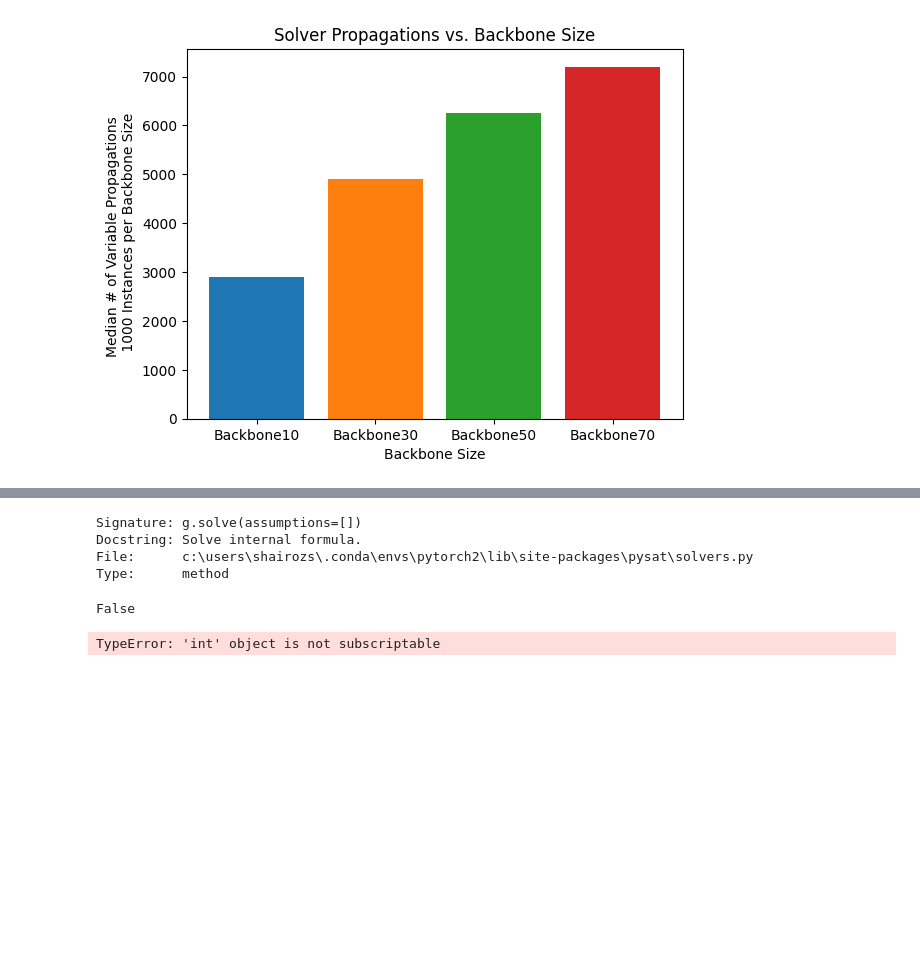
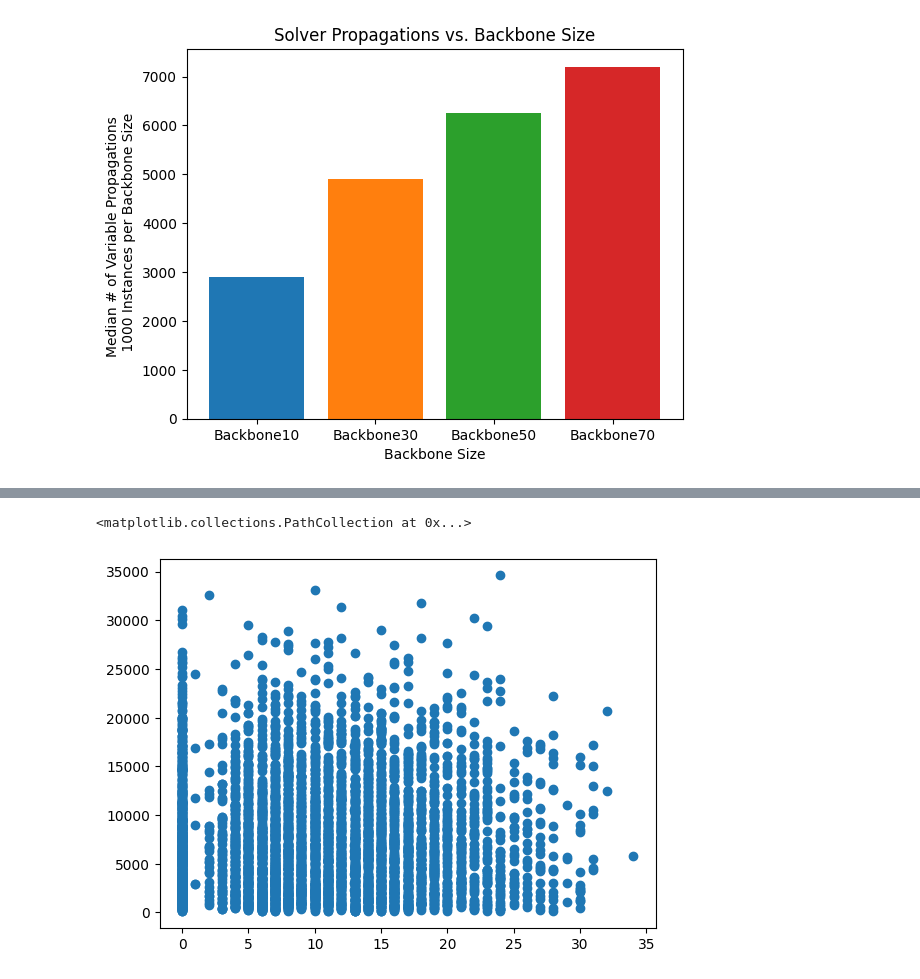
Before and after one commit to ShairozS/EasySAT, a Jupyter notebook: Notebooks/3_SAT_for_UNSAT.ipynb, the cells around one changed output, grey strips where cells are left out. Saved outputs shown, nothing was run; the diff lists cells and outputs as text; code cells hidden in the pictures; blank space fills up the shorter version.

```diff
--- a/Notebooks/3_SAT_for_UNSAT.ipynb
+++ b/Notebooks/3_SAT_for_UNSAT.ipynb
@@ -52,10 +39,13 @@ backbone_size = []
 
 operations = {"Backbone10":[], "Backbone30":[], "Backbone50":[], "Backbone70":[], "Backbone90":[]}
 
+Xs = []
+Ys = []
+
 for instance in tqdm(instances, total = len(instances)):
 
-    cnf = from_dimacs_file(instance, 0)
-
+    cnf = ksg.from_dimacs_file(instance, 0)
+    score = ksg.cnf_score(cnf)
     _, k, literals, clauses, backbone, _, = os.path.split(instance)[-1].split('_')
     backbone = int(backbone.replace('b', "").replace("_", ""))
 
@@ -66,5 +56,8 @@ for instance in tqdm(instances, total = len(instances)):
 
     bkey = "Backbone" + str(backbone)
     operations[bkey].append(runtime)
+
+    Xs.append(score)
+    Ys.append(runtime)
 # %%
 import seaborn as sns
@@ -106,15 +81,5 @@ maple.append_formula(samp_clauses)
-# %%
-g.solve()
-# %% [output]
-Signature: g.solve(assumptions=[])
-Docstring: Solve internal formula.
-File:      c:\users\shairozs\.conda\envs\pytorch2\lib\site-packages\pysat\solvers.py
-Type:      method
-# %%
-c.solve()
-# %% [output]
-False
-# %%
-brute_force(sample)
-# %% [output]
-TypeError: 'int' object is not subscriptable
+# %%
+plt.scatter(Xs, Ys)
+# %% [output]
+<matplotlib.collections.PathCollection at 0x...>
+[figure, added]
```
Also changed, not shown: parts of 6 cells of this notebook, 2 other files.
